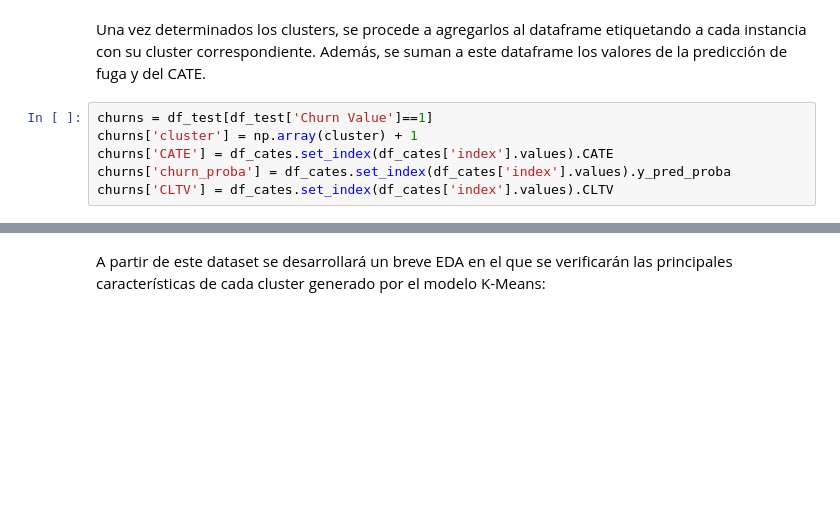
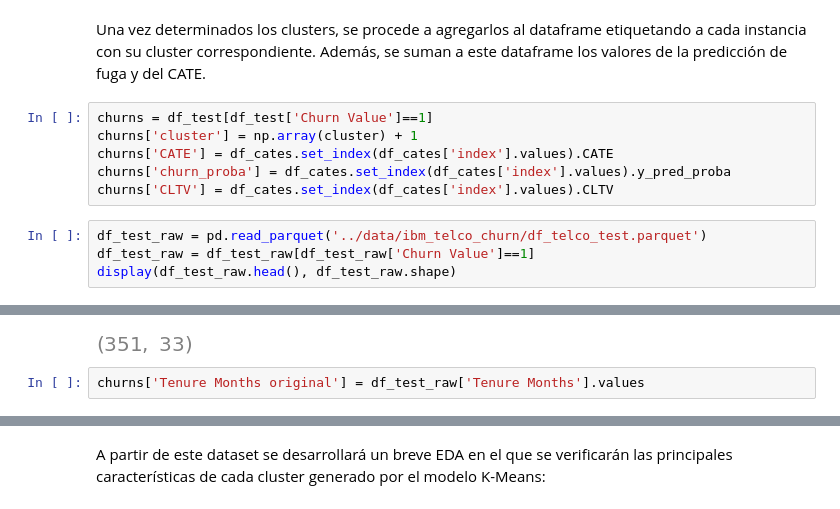
Before and after one commit to rodrifer10/tfm_causal_models, a Jupyter notebook: notebooks/06.IBM_churn_explainability.ipynb, the cells around one changed output, grey strips where cells are left out. Drawn from its saved outputs; the diff is of its cells as text; blank space fills up the shorter version.

```diff
--- a/notebooks/06.IBM_churn_explainability.ipynb
+++ b/notebooks/06.IBM_churn_explainability.ipynb
@@ -468,3 +468,8 @@ churns['cluster'] = np.array(cluster) + 1
 churns['CATE'] = df_cates.set_index(df_cates['index'].values).CATE
 churns['churn_proba'] = df_cates.set_index(df_cates['index'].values).y_pred_proba
 churns['CLTV'] = df_cates.set_index(df_cates['index'].values).CLTV
+# %%
+df_test_raw = pd.read_parquet('../data/ibm_telco_churn/df_telco_test.parquet')
+df_test_raw = df_test_raw[df_test_raw['Churn Value']==1]
+display(df_test_raw.head(), df_test_raw.shape)
+# %% [output]
@@ -471,3 +482,6 @@ churns['CLTV'] = df_cates.set_index(df_cates['index'].values).CLTV
+[figure, added]
+# %%
+churns['Tenure Months original'] = df_test_raw['Tenure Months'].values
 # %%
 display(churns.head(), churns.shape)
 # %% [output]
```
Also changed, not shown: parts of 5 cells of this notebook, 3 other files.
